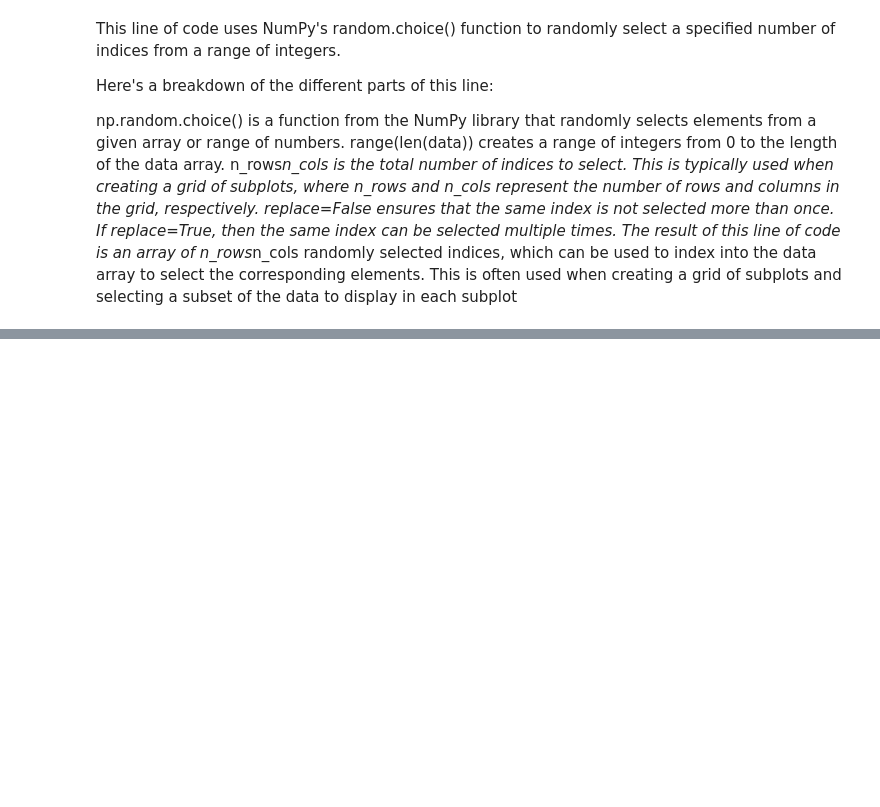
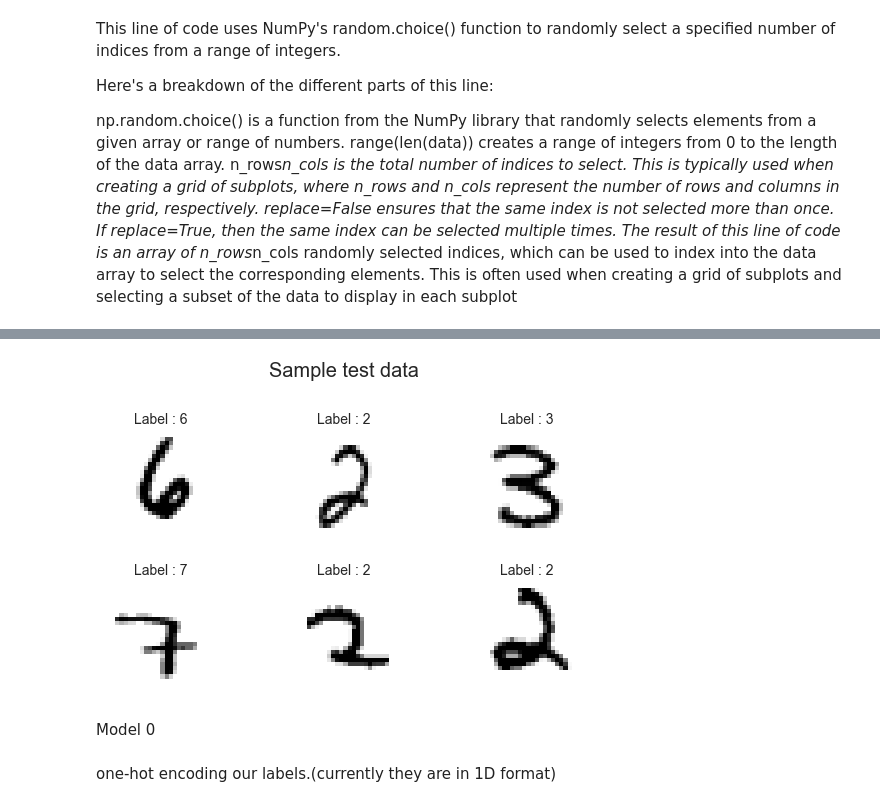
Before and after one commit to Sidhant1201/Image-Classification-with-TensorFlow, a Jupyter notebook: main.ipynb, the cells around one changed output, grey strips where cells are left out. Cells and saved outputs as stored; diff of their text form; code cells hidden in the pictures; blank space fills up the shorter version.

```diff
--- a/main.ipynb
+++ b/main.ipynb
@@ -103,0 +108,8 @@ The result of this line of code is an array of n_rows*n_cols randomly selected i
+# %%
+inspect_sample_images(test_data, test_labels, "Sample test data")
+# %% [output]
+[figure, added]
+# %% [markdown]
+Model 0
+# %% [markdown]
+one-hot encoding our labels.(currently they are in 1D format)
```
Also changed, not shown: parts of 11 cells of this notebook.
